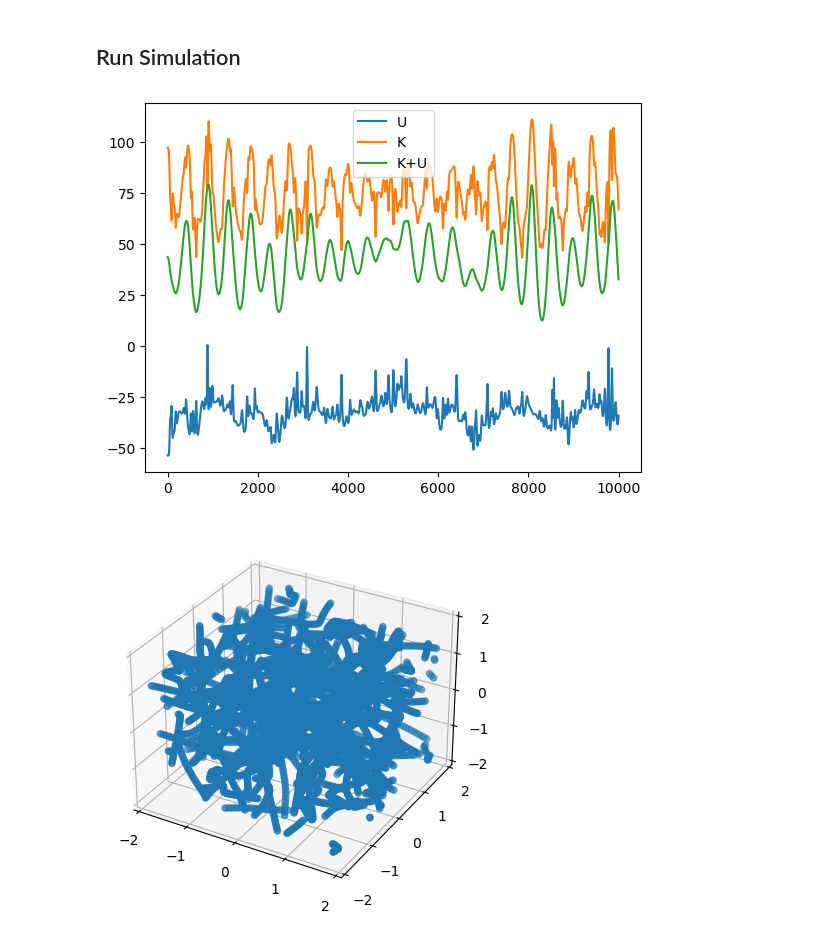
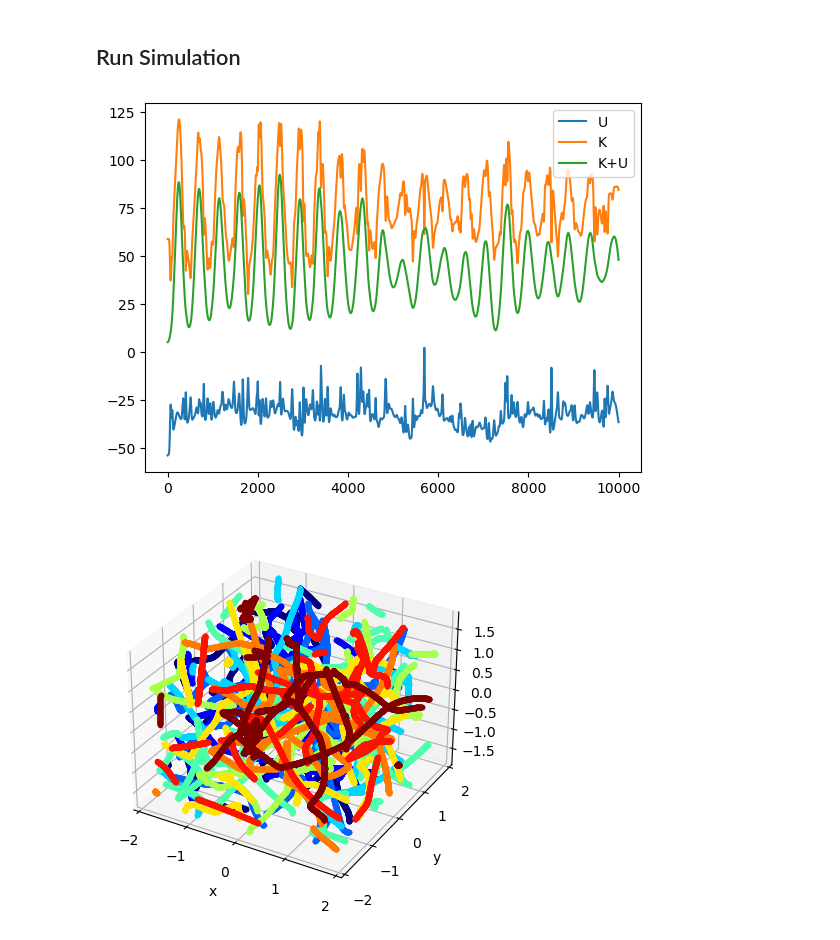
Before and after one commit to carlsoncalvin/MD_project, a Jupyter notebook: MD_calvin.ipynb, the cells around one changed output. Cells and saved outputs as stored; diff of their text form; code cells hidden in the pictures.

Commit message:
Added Aude's contributions (interval saving, colored config plot, velocity saving), except for the thermostat test.

```diff
--- a/MD_calvin.ipynb
+++ b/MD_calvin.ipynb
@@ -448,20 +483,26 @@ lennard_jones_params = (epsilon, sigma)
 initial_velocities = generate_random_velocities(N, Temp, mass)
 
 # run simulation
-U, K, confs = run(initial_configuration, box_length, np.float32(time_step), num_steps, initial_velocities, np.float32(thermostat_relaxation), np.float32(Temp), mass, lennard_jones_params)
+save_velocities = True
+interval = 10
+U_total, K_total, conf_all, vel_all = run(initial_configuration, box_length, np.float32(time_step), num_steps, initial_velocities, np.float32(thermostat_relaxation), np.float32(Temp), mass, lennard_jones_params, interval, save_velocities)
 # %%
 plt.figure()
 plt.plot(U, label="U")
 plt.plot(K, label="K")
 plt.plot(K+U, label="K+U")
 plt.legend()
 plt.show()
 
+colours = plt.cm.jet(np.linspace(0,1, num=N))
 plt.figure()
 ax = plt.axes(projection ="3d")
-x, y, z = confs[0::10].T
-ax.scatter(x,y,z)
+x, y, z = confs.T
+for i in range(N):
+    ax.plot(x[i,:],y[i,:],z[i,:], '.', c=colours[i])
+plt.xlabel('x')
+plt.ylabel('y')
 plt.show()
 # %% [output]
-[figure, old version]
+[figure, new version]
-[figure, old version]
+[figure, new version]
```
Also changed, not shown: parts of 2 cells of this notebook.
